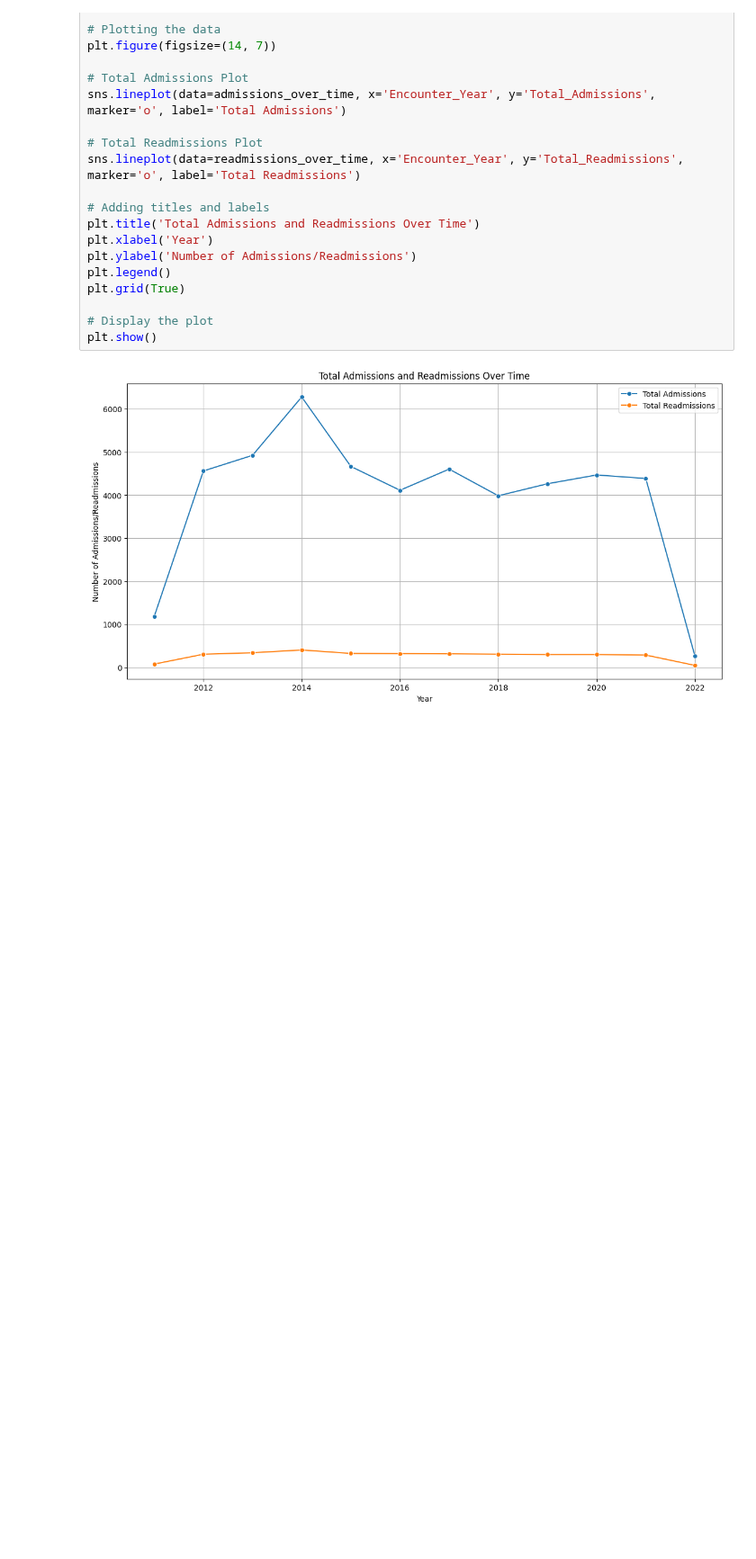
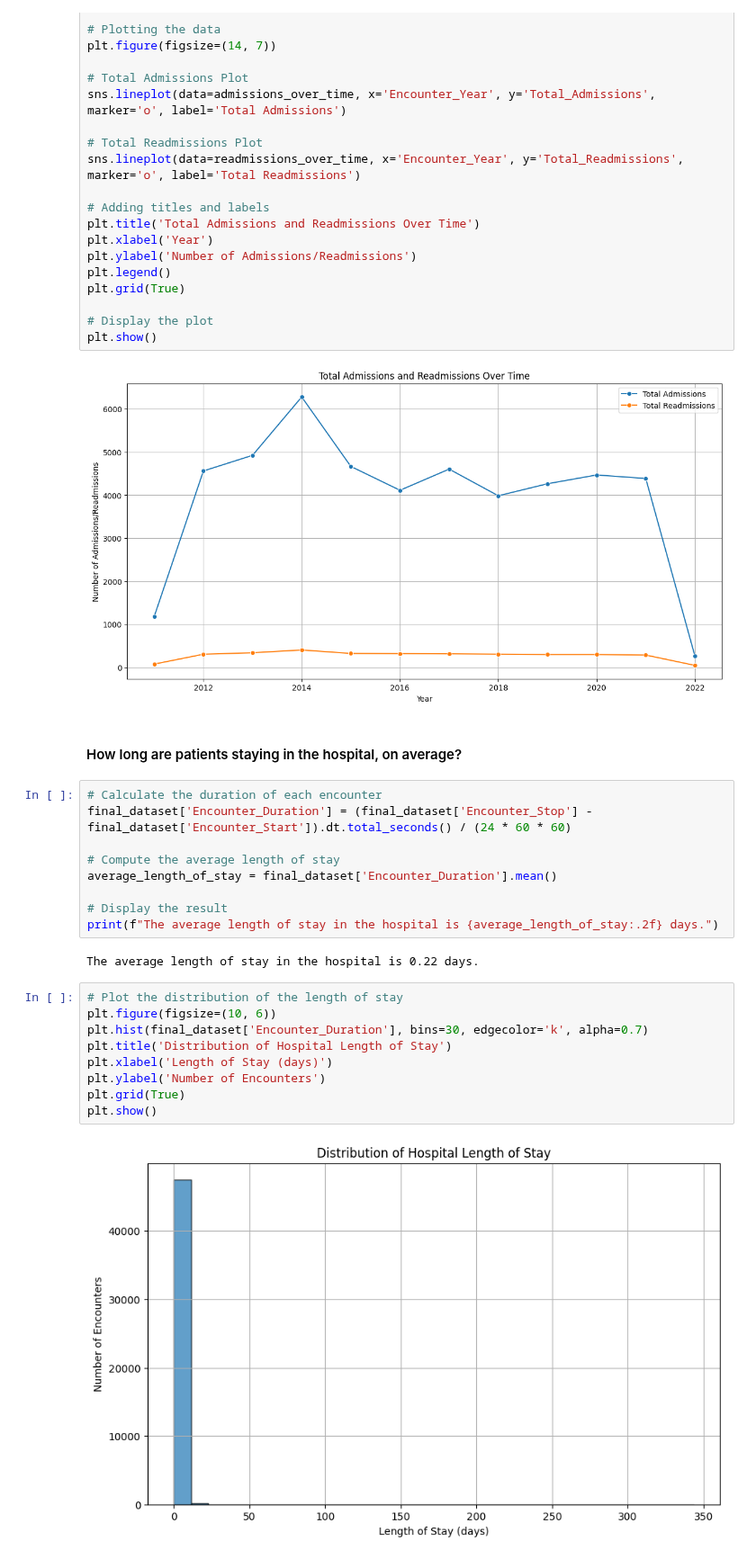
Before and after one commit to Akshay-Paunikar/Maven_Analytics_Challenges, a Jupyter notebook: Hospital_Patient_Records_Challenge/Maven_Hospital_Challenge.ipynb, the cells around one changed output. Shown at 90% size. Saved outputs shown, nothing was run; the diff lists cells and outputs as text; blank space fills up the shorter version.

Commit message:
Maven Hospita Challenge - Distribution of Hospital Length of Stay

```diff
--- a/Hospital_Patient_Records_Challenge/Maven_Hospital_Challenge.ipynb
+++ b/Hospital_Patient_Records_Challenge/Maven_Hospital_Challenge.ipynb
@@ -561,3 +561,27 @@ plt.grid(True)
 plt.show()
 # %% [output]
 [figure]
+# %% [markdown]
+#### How long are patients staying in the hospital, on average?
+# %%
+# Calculate the duration of each encounter
+final_dataset['Encounter_Duration'] = (final_dataset['Encounter_Stop'] - final_dataset['Encounter_Start']).dt.total_seconds() / (24 * 60 * 60)
+
+# Compute the average length of stay
+average_length_of_stay = final_dataset['Encounter_Duration'].mean()
+
+# Display the result
+print(f"The average length of stay in the hospital is {average_length_of_stay:.2f} days.")
+# %% [output]
+The average length of stay in the hospital is 0.22 days.
+# %%
+# Plot the distribution of the length of stay
+plt.figure(figsize=(10, 6))
+plt.hist(final_dataset['Encounter_Duration'], bins=30, edgecolor='k', alpha=0.7)
+plt.title('Distribution of Hospital Length of Stay')
+plt.xlabel('Length of Stay (days)')
+plt.ylabel('Number of Encounters')
+plt.grid(True)
+plt.show()
+# %% [output]
+[figure, added]
```
